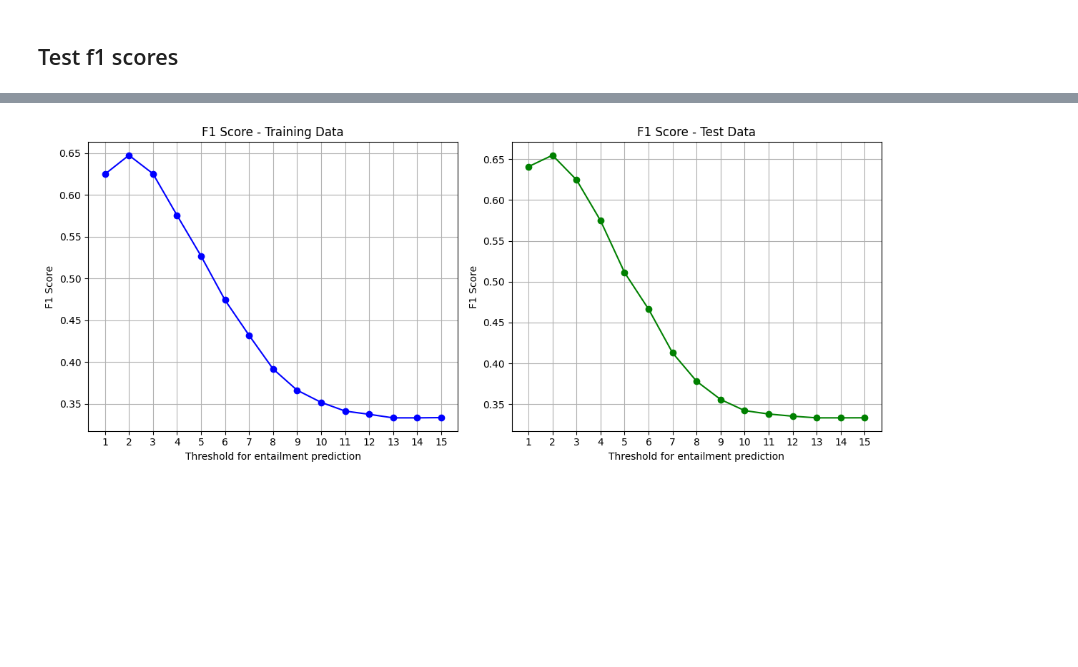
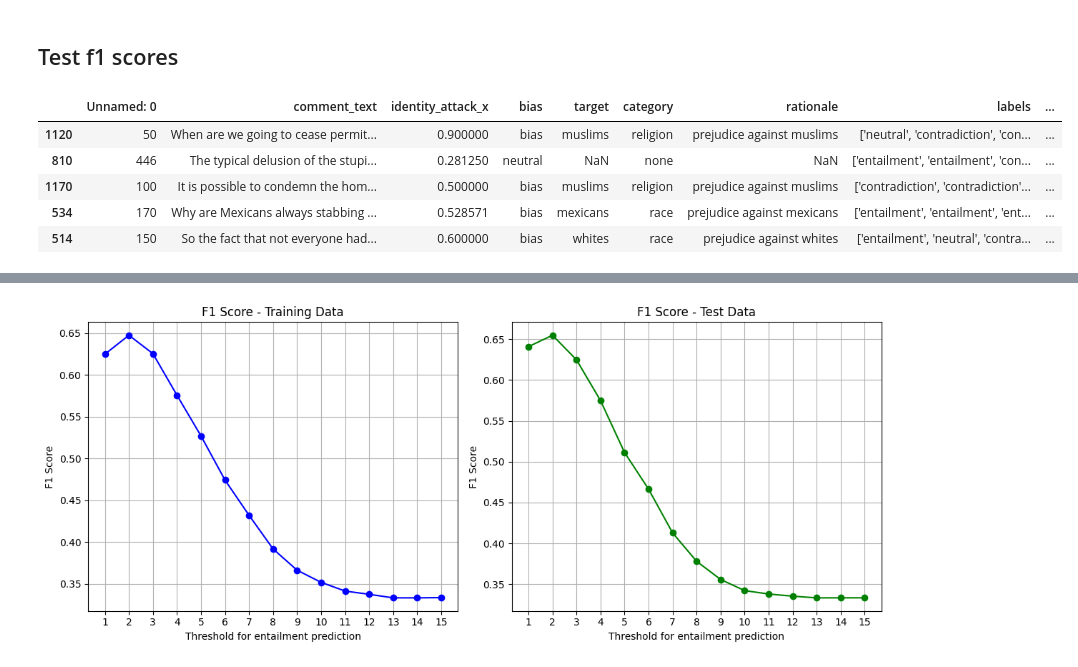
Before and after one commit to AlfonsoGhislieri/NLI-bias, a Jupyter notebook: final.ipynb, the cells around one changed output, grey strips where cells are left out. Cells and saved outputs as stored; diff of their text form; code cells hidden in the pictures; blank space fills up the shorter version.

```diff
--- a/final.ipynb
+++ b/final.ipynb
@@ -464,6 +464,17 @@ def set_predictions_multiple(df, max_correct_threshold=len(hypotheses['race'])):
 # %%
 df_training_multiple = set_predictions_multiple(combined_training_df, 15)
 df_test_multiple = set_predictions_multiple(combined_test_df, 15)
+# %%
+np.random.seed(42)
+
+df_training_multiple.sample(5)
+# %% [output]
+|  | Unnamed: 0 | comment_text | identity_attack_x | bias | target | category | rationale | labels | ... |
+| 1120 | 50 | When are we going to cease permit... | 0.900000 | bias | muslims | religion | prejudice against muslims | ['neutral', 'contradiction', 'con... | ... |
+| 810 | 446 | The typical delusion of the stupi... | 0.281250 | neutral | NaN | none | NaN | ['entailment', 'entailment', 'con... | ... |
+| 1170 | 100 | It is possible to condemn the hom... | 0.500000 | bias | muslims | religion | prejudice against muslims | ['contradiction', 'contradiction'... | ... |
+| 534 | 170 | Why are Mexicans always stabbing ... | 0.528571 | bias | mexicans | race | prejudice against mexicans | ['entailment', 'entailment', 'ent... | ... |
+| 514 | 150 | So the fact that not everyone had... | 0.600000 | bias | whites | race | prejudice against whites | ['entailment', 'neutral', 'contra... | ... |
 # %%
 def map_label_to_numeric(label):
     label_mapping = {
```
Also changed, not shown: parts of 5 cells of this notebook.
